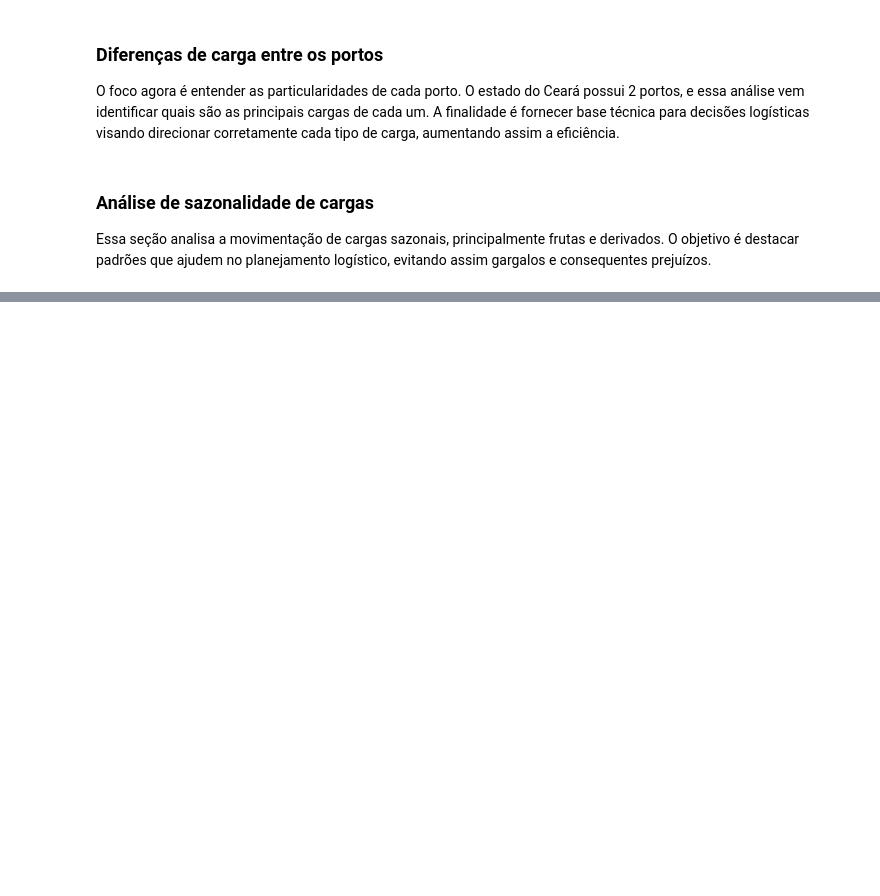
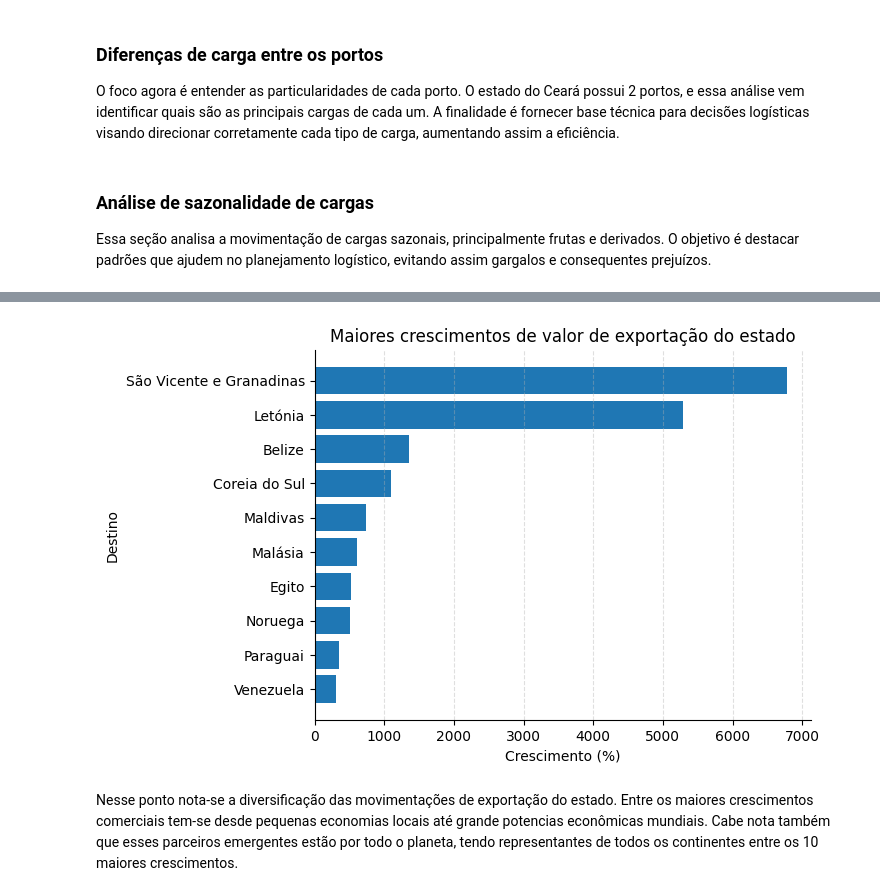
Before and after one commit to mviniciusc/importacoes-exportacoes-ceara, a Jupyter notebook: analise-comex-ceara.ipynb, the cells around one changed output, grey strips where cells are left out. Drawn from its saved outputs; the diff is of its cells as text; code cells hidden in the pictures; blank space fills up the shorter version.

```diff
--- a/analise-comex-ceara.ipynb
+++ b/analise-comex-ceara.ipynb
@@ -168,0 +205,21 @@ Existem países que cresceram nas exportações? Identificar esses novos destino
+# %%
+#tratamento de valores e criação de indicadores de crescimento
+
+# Existem países que são novos parceiros comerciais, tendo valores de exportação em 2024 mas não em 2022.
+# Esses países são excluídos da análise para que se possa criar corretamente o porcentual de crescimento.
+# Se mantidos, esses países causariam erro de valor infinito, o que não permitira a visualização do crescimento em gráfico.
+
+
+#aqui se removem os países que não tinham valor de exportação em 2022.
+df_4 = df_4.drop(df_4[df_4["valor_2022"] == 0].index)
+
+
+# aqui se cria a coluna com o % de crescimento como a relação entre o valor de exportações em 2024 e em 2022.
+df_4['crescimento (%)'] = ((round(df_4['valor_2024'] / df_4['valor_2022'], 3))-1)*100 # razão arredondada com 2 casa decimais. Continua como decimal mas pode ser lida como porcentagem.
+
+
+# ordenar o dataset em ordem decrescente de % de crescimento
+df_4.sort_values(by="crescimento (%)",
+                ascending=False, #ordem decrescente
+                inplace=True
+                )
@@ -168,0 +240,22 @@ Existem países que cresceram nas exportações? Identificar esses novos destino
+# %%
+# plotar gráfico de barras horizontais
+plt.barh(
+    df_4['destino'].head(10),
+    df_4['crescimento (%)'].head(10)
+)
+
+plt.gca().invert_yaxis() # necessário para a correta ordem decrescente dos valores.
+
+# remover as linhas de cima e da direita da "caixa" em que o gráfico é criado
+plt.gca().spines['top'].set_visible(False)
+plt.gca().spines['right'].set_visible(False)
+
+plt.grid(axis='x', linestyle='--', alpha=0.4) # adicionar o grid para melhor visuzaliação
+plt.title("Maiores crescimentos de valor de exportação do estado")
+plt.xlabel("Crescimento (%)")
+plt.ylabel("Destino")
+plt.show()
+# %% [output]
+[figure, added]
+# %% [markdown]
+Nesse ponto nota-se a diversificação das movimentações de exportação do estado. Entre os maiores crescimentos comerciais tem-se desde pequenas economias locais até grande potencias econômicas mundiais. Cabe nota também que esses parceiros emergentes estão por todo o planeta, tendo representantes de todos os continentes entre os 10 maiores crescimentos.
```
Also changed, not shown: parts of 9 cells of this notebook, 1 other file.
